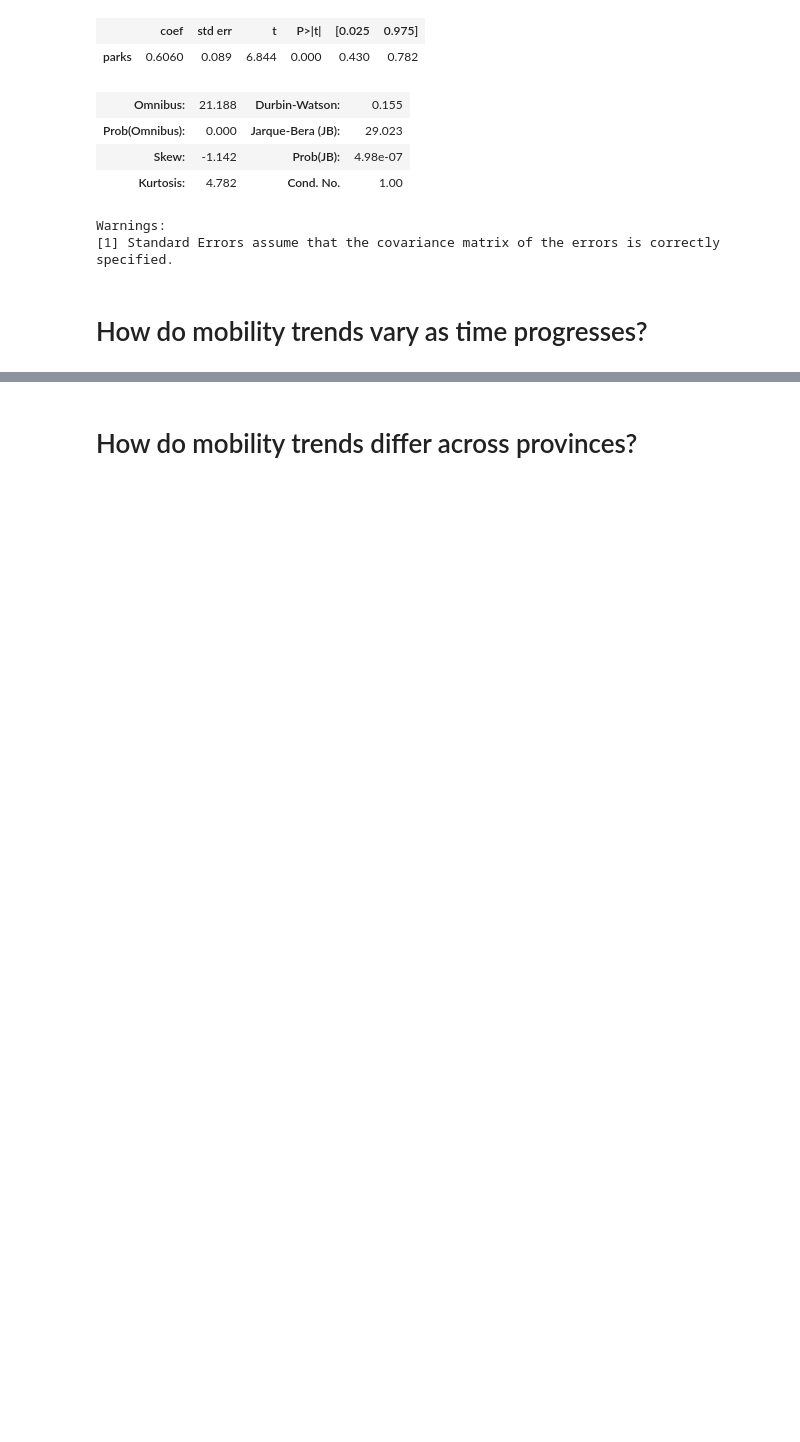
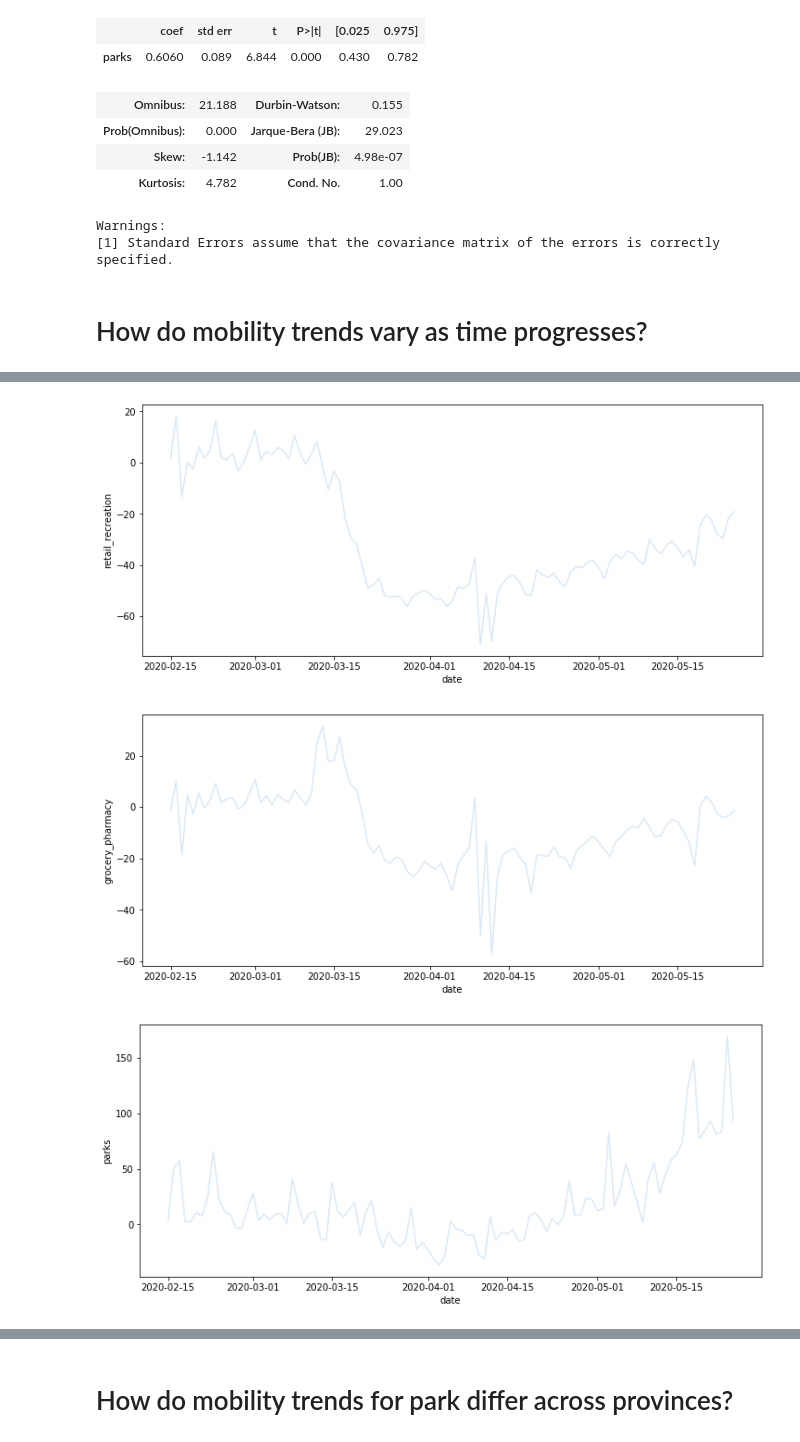
Before and after one commit to francomomo/DataFest-2020, a Jupyter notebook: scripts/Python/data_exploration.ipynb, the cells around one changed output, grey strips where cells are left out. Drawn from its saved outputs; the diff is of its cells as text; code cells hidden in the pictures; blank space fills up the shorter version.

```diff
--- a/scripts/Python/data_exploration.ipynb
+++ b/scripts/Python/data_exploration.ipynb
@@ -14,7 +14,7 @@ sns.set_palette('Blues')
 # %% [markdown]
 # What places showed an increasing trend of number of visits?
 # %%
-provinces_mobility = pd.read_csv('data/cleaned_data/canada_provinces_mobility.csv')
+provinces_mobility = pd.read_csv('data/cleaned_data/canada_provinces_mobility.csv', parse_dates=['date'])
 # %%
 provinces_mobility.head()
 # %% [output]
@@ -97,0 +111,15 @@ Warnings:
+# %%
+groupby_date_data = provinces_mobility.groupby('date').mean().reset_index()
+
+categories = ['retail_recreation', 'grocery_pharmacy', 'parks', 'transit', 'workplaces', 'residential']
+
+def plot_categories(category):
+    plt.figure(figsize=(12, 5))
+    sns.lineplot(x='date', y=category, data=groupby_date_data)
+
+for category in categories:
+    plot_categories(category)
+# %% [output]
+[figure, added]
+[figure, added]
+[figure, added]
@@ -98,2 +129,2 @@ Warnings:
 # %% [markdown]
-# How do mobility trends differ across provinces?
+# How do mobility trends for park differ across provinces?
```
Also changed, not shown: parts of 5 cells of this notebook, 2 other files.
